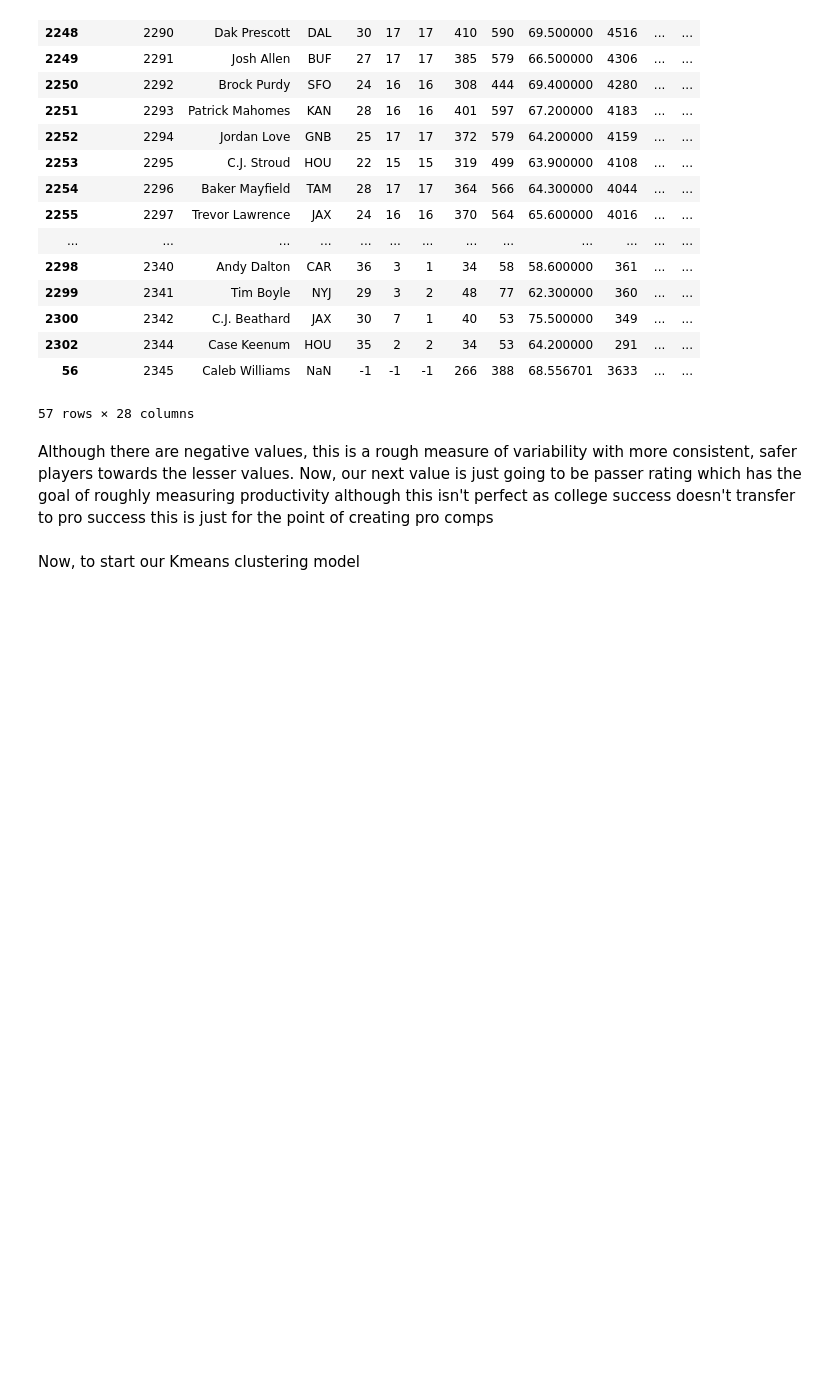
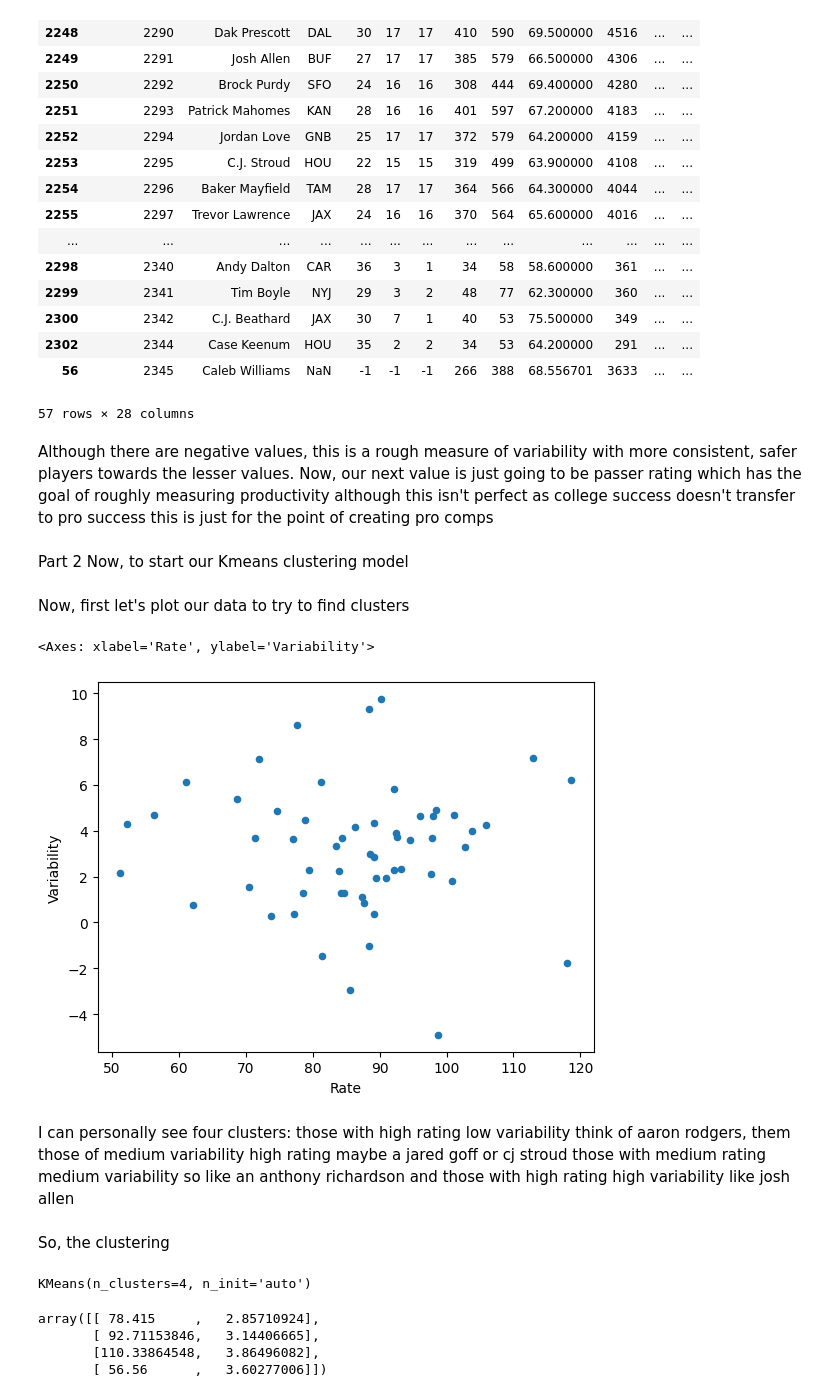
Before and after one commit to DanielFlores2327/kMeans_NFL_rookie_comparison, a Jupyter notebook: kmeans.ipynb, the cells around one changed output. Saved outputs shown, nothing was run; the diff lists cells and outputs as text; code cells hidden in the pictures; blank space fills up the shorter version.

```diff
--- a/kmeans.ipynb
+++ b/kmeans.ipynb
@@ -102,7 +102,7 @@ Variability Score = ((TD+INT)/Att) - (Cmp/Att)
 
 So, the goal here is to find jameis winston basically by reward touchdowns and interceptions and deterring completions
 # %%
-passing_clean['Variabiity'] = 10 * ((14 *((1.25*passing_clean['Int'] + passing_clean['TD'])/passing_clean['Att'])) - (passing_clean['Cmp']/passing_clean['Att']))
+passing_clean['Variability'] = 10 * ((14 *((1.25*passing_clean['Int'] + passing_clean['TD'])/passing_clean['Att'])) - (passing_clean['Cmp']/passing_clean['Att']))
 passing_clean
 # %% [output]
 |  | Unnamed: 0 | Player | Tm | Age | G | GS | Cmp | Att | Cmp% | Yds | ... | ... |
@@ -127,4 +127,16 @@ passing_clean
 Although there are negative values, this is a rough measure of variability with more consistent, safer players towards the lesser values.
 Now, our next value is just going to be passer rating which has the goal of roughly measuring productivity although this isn't perfect as college success doesn't transfer to pro success this is just for the point of creating pro comps
 # %% [markdown]
+Part 2
 Now, to start our Kmeans clustering model
+# %% [markdown]
+Now, first let's plot our data to try to find clusters
+# %%
+passing_clean.plot.scatter(x="Rate", y="Variability")
+# %% [output]
+<Axes: xlabel='Rate', ylabel='Variability'>
+[figure, added]
+# %% [markdown]
+I can personally see four clusters: those with high rating low variability think of aaron rodgers, them those of medium variability high rating maybe a jared goff or cj stroud those with medium rating medium variability so like an anthony richardson and those with high rating high variability like josh allen
+# %% [markdown]
+So, the clustering
@@ -130,0 +146,11 @@ Now, to start our Kmeans clustering model
+# %%
+kmeans.fit(passing_clean[['Rate', 'Variability']])
+# %% [output]
+KMeans(n_clusters=4, n_init='auto')
+# %%
+kmeans.cluster_centers_
+# %% [output]
+array([[ 78.415     ,   2.85710924],
+       [ 92.71153846,   3.14406665],
+       [110.33864548,   3.86496082],
+       [ 56.56      ,   3.60277006]])
```
Also changed, not shown: parts of 4 cells of this notebook.
